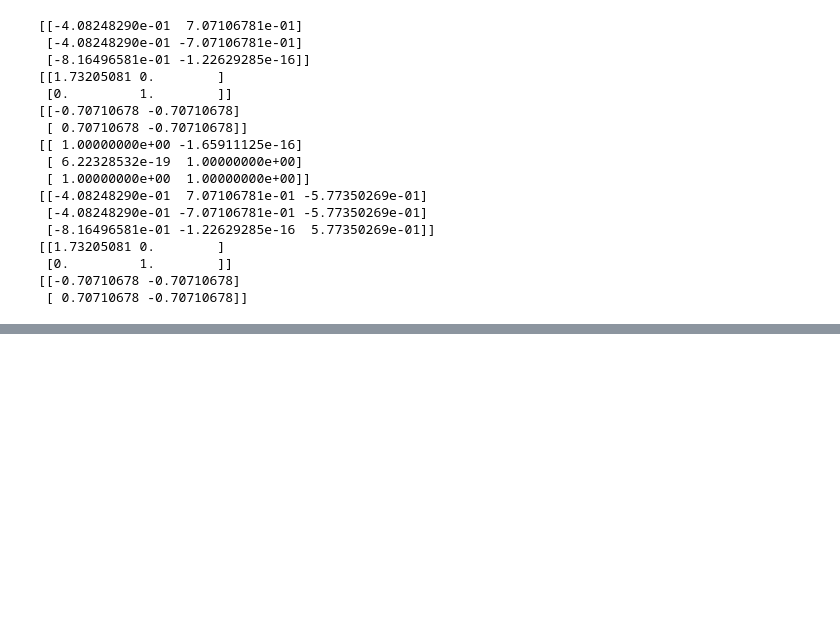
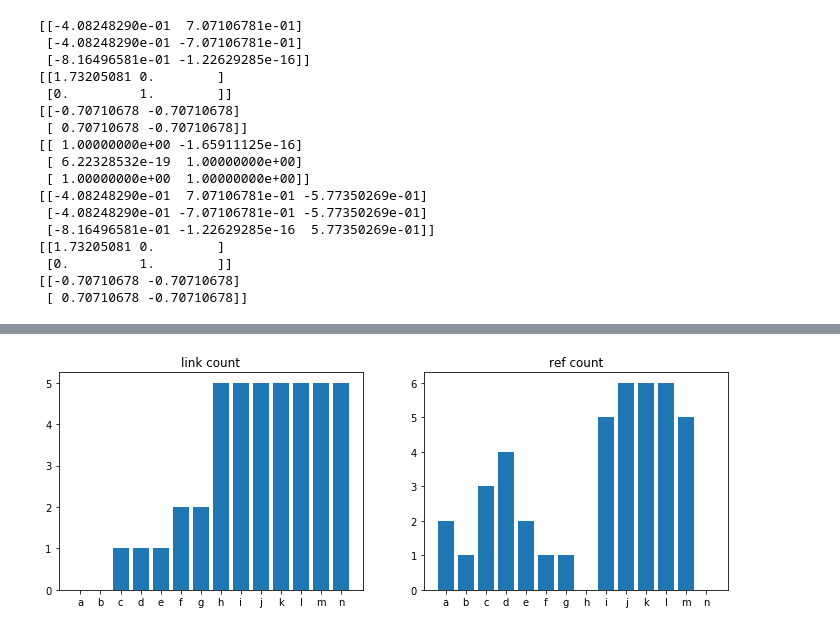
Before and after one commit to QuentinDuval/MLIntro, a Jupyter notebook: ml/0_basic_linear_algebra_decompositions.ipynb, the cells around one changed output, grey strips where cells are left out. Drawn from its saved outputs; the diff is of its cells as text; code cells hidden in the pictures; blank space fills up the shorter version.

```diff
--- a/ml/0_basic_linear_algebra_decompositions.ipynb
+++ b/ml/0_basic_linear_algebra_decompositions.ipynb
@@ -269,0 +325,28 @@ print(vt)
+# %%
+def reverse_graph(g):
+    gr = {}
+    for a, neigh in g.items():
+        for b in neigh:
+            gr.setdefault(b, []).append(a)
+    return gr
+
+def draw_link_count(g):
+    gr = reverse_graph(g)
+    site = []
+    ref_count = []
+    link_count = []
+    for k, v in sorted(g.items()):
+        site.append(k)
+        link_count.append(len(v))
+        ref_count.append(len(gr.get(k, [])))
+
+    _, ax = plt.subplots(figsize=(12,4), ncols=2)
+    ax[0].bar(site, link_count)
+    ax[0].set_title('link count')
+    ax[1].bar(site, ref_count)
+    ax[1].set_title('ref count')
+    plt.plot()
+
+draw_link_count(g)
+# %% [output]
+[figure, added]
```
Also changed, not shown: parts of 7 cells of this notebook, 1 other file.
